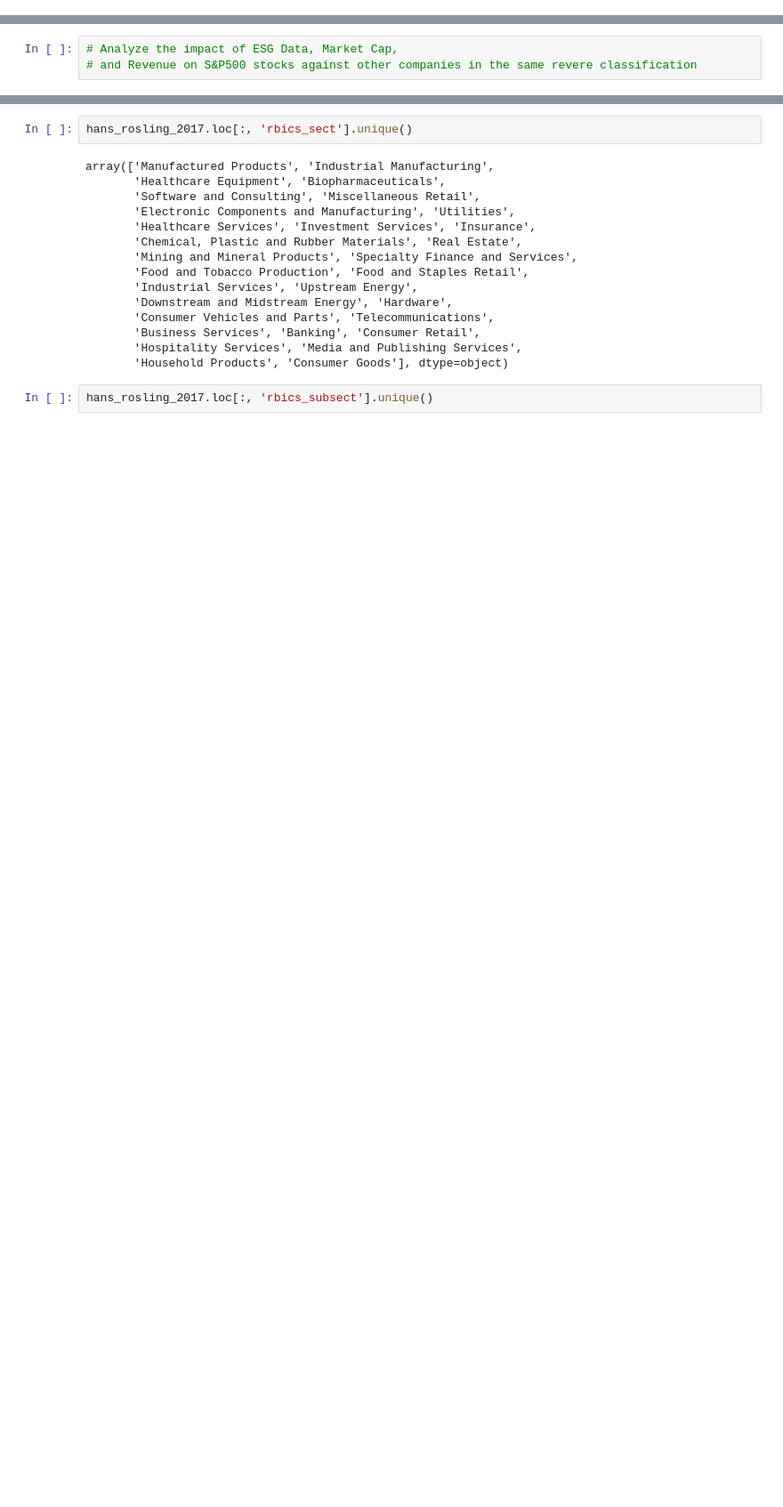
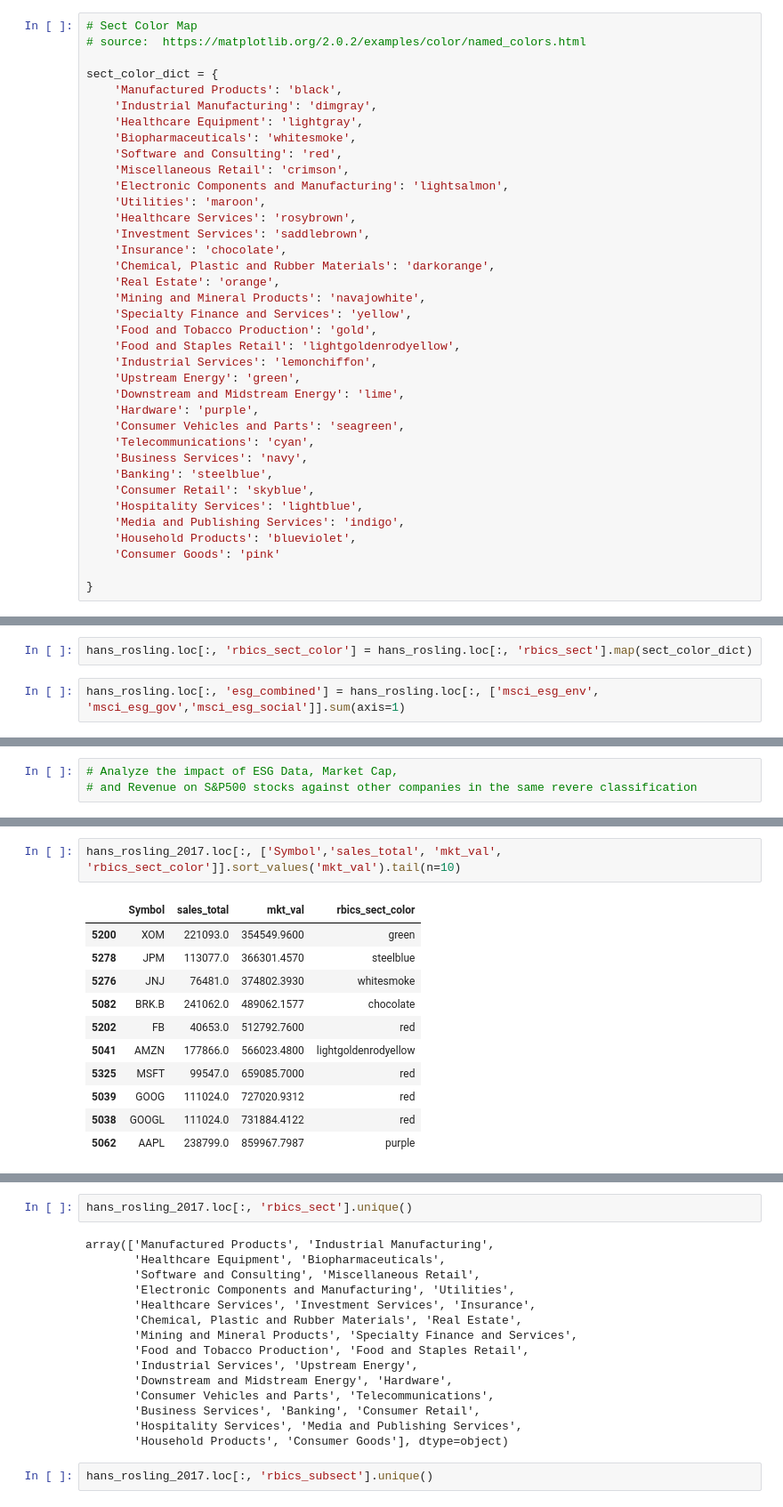
Before and after one commit to naidaire/CTS_Project_HR, a Jupyter notebook: Untitled.ipynb, the cells around one changed output, grey strips where cells are left out. Shown at 89% size. Cells and saved outputs as stored; diff of their text form; blank space fills up the shorter version.

```diff
--- a/Untitled.ipynb
+++ b/Untitled.ipynb
@@ -87,0 +94,37 @@ hans_rosling.describe()
+# %%
+# Sect Color Map
+# source:  https://matplotlib.org/2.0.2/examples/color/named_colors.html
+
+sect_color_dict = {
+    'Manufactured Products': 'black',
+    'Industrial Manufacturing': 'dimgray',
+    'Healthcare Equipment': 'lightgray',
+    'Biopharmaceuticals': 'whitesmoke',
+    'Software and Consulting': 'red',
+    'Miscellaneous Retail': 'crimson',
+    'Electronic Components and Manufacturing': 'lightsalmon',
+    'Utilities': 'maroon',
+    'Healthcare Services': 'rosybrown',
+    'Investment Services': 'saddlebrown',
+    'Insurance': 'chocolate',
+    'Chemical, Plastic and Rubber Materials': 'darkorange',
+    'Real Estate': 'orange',
+    'Mining and Mineral Products': 'navajowhite',
+    'Specialty Finance and Services': 'yellow',
+    'Food and Tobacco Production': 'gold',
+    'Food and Staples Retail': 'lightgoldenrodyellow',
+    'Industrial Services': 'lemonchiffon',
+    'Upstream Energy': 'green',
+    'Downstream and Midstream Energy': 'lime',
+    'Hardware': 'purple',
+    'Consumer Vehicles and Parts': 'seagreen',
+    'Telecommunications': 'cyan',
+    'Business Services': 'navy',
+    'Banking': 'steelblue',
+    'Consumer Retail': 'skyblue',
+    'Hospitality Services': 'lightblue',
+    'Media and Publishing Services': 'indigo',
+    'Household Products': 'blueviolet',
+    'Consumer Goods': 'pink'
+
+}
@@ -88,3 +133,7 @@ hans_rosling.describe()
+# %%
+hans_rosling.loc[:, 'rbics_sect_color'] = hans_rosling.loc[:, 'rbics_sect'].map(sect_color_dict)
+# %%
+hans_rosling.loc[:, 'esg_combined'] = hans_rosling.loc[:, ['msci_esg_env', 'msci_esg_gov','msci_esg_social']].sum(axis=1)
 # %% [markdown]
 # Chart for 2017
 # %%
@@ -139,0 +259,14 @@ plt.show()
+# %%
+hans_rosling_2017.loc[:, ['Symbol','sales_total', 'mkt_val', 'rbics_sect_color']].sort_values('mkt_val').tail(n=10)
+# %% [output]
+|  | Symbol | sales_total | mkt_val | rbics_sect_color |
+| 5200 | XOM | 221093.0 | 354549.9600 | green |
+| 5278 | JPM | 113077.0 | 366301.4570 | steelblue |
+| 5276 | JNJ | 76481.0 | 374802.3930 | whitesmoke |
+| 5082 | BRK.B | 241062.0 | 489062.1577 | chocolate |
+| 5202 | FB | 40653.0 | 512792.7600 | red |
+| 5041 | AMZN | 177866.0 | 566023.4800 | lightgoldenrodyellow |
+| 5325 | MSFT | 99547.0 | 659085.7000 | red |
+| 5039 | GOOG | 111024.0 | 727020.9312 | red |
+| 5038 | GOOGL | 111024.0 | 731884.4122 | red |
+| 5062 | AAPL | 238799.0 | 859967.7987 | purple |
```
Also changed, not shown: parts of 26 cells of this notebook, 1 other file.
